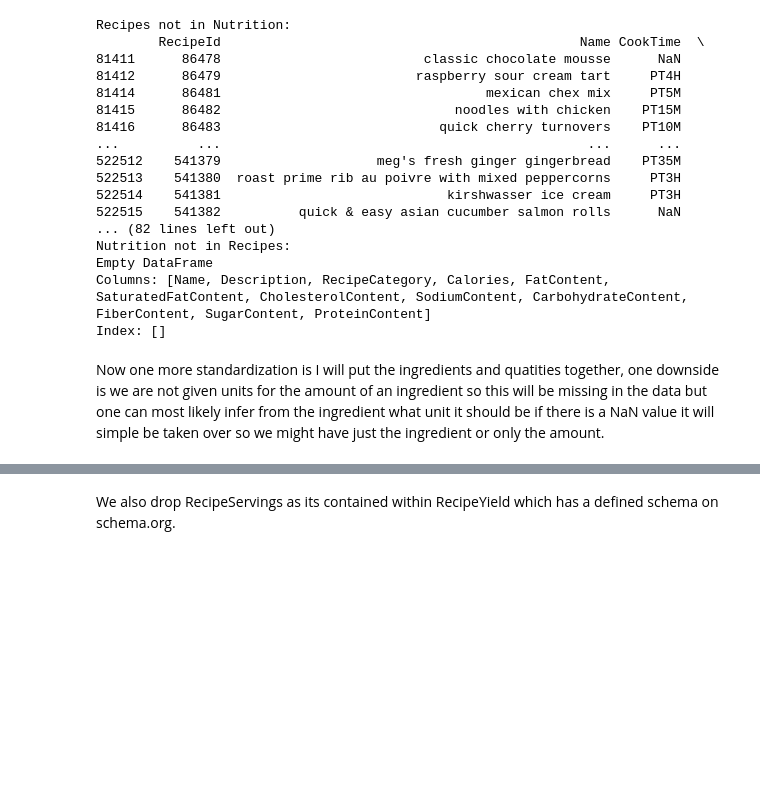
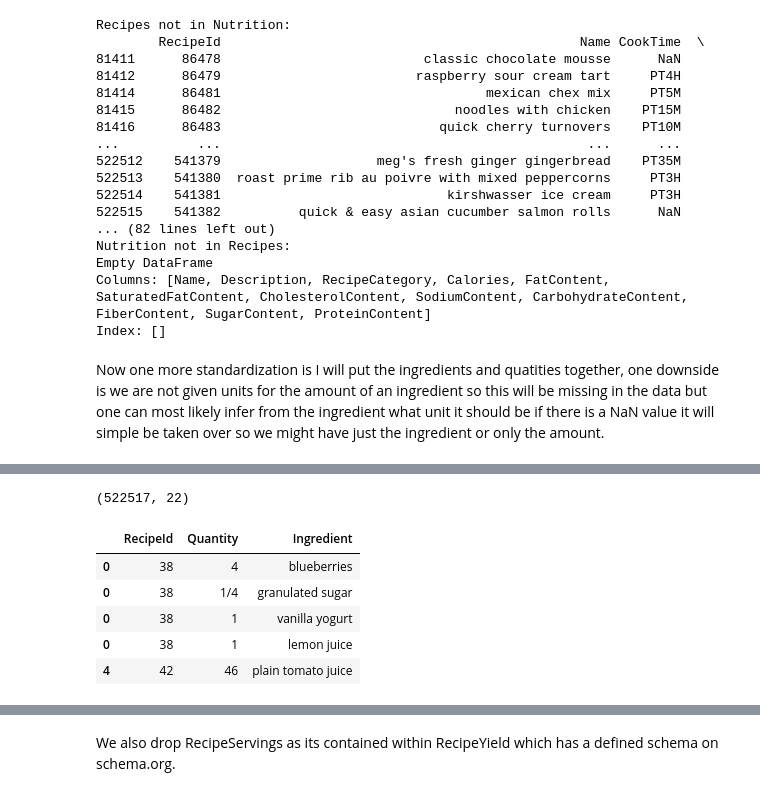
Before and after one commit to CantLooseToAMoose/KG_AG_1_Group_6, a Jupyter notebook: assignment_1_vocab.ipynb, the cells around one changed output, grey strips where cells are left out. Saved outputs shown, nothing was run; the diff lists cells and outputs as text; code cells hidden in the pictures; blank space fills up the shorter version.

Commit message:
fixed sentiment file added ingredients dataframe

```diff
--- a/assignment_1_vocab.ipynb
+++ b/assignment_1_vocab.ipynb
@@ -144,6 +144,8 @@ Index: []
 Now one more standardization is I will put the ingredients and quatities together, one downside is we are not given units for the amount of an ingredient so this will be missing in the data but one can most likely infer from the ingredient what unit it should be if there is a NaN value it will simple be taken over so we might have just the ingredient or only the amount.
 # %%
 import re
+
+
 def parse_r_vector(r_vector_str):
     """Removes the leading 'c(' and trailing ')' and splits the string into a list."""
     # If the input is not a string, return an empty list
@@ -154,14 +156,44 @@ def parse_r_vector(r_vector_str):
     items = [item.strip().strip('"').strip("'") for item in cleaned.split(", ")]
     return items
 
+
 def combine_ingredients(row):
     """Combine quantities and ingredients for a given row."""
     quantities = parse_r_vector(row['RecipeIngredientQuantities'])
     ingredients = parse_r_vector(row['RecipeIngredientParts'])
     return [f"{qty} {ing}" for qty, ing in zip(quantities, ingredients)]
 
+
+# Edit: Johannes I will create a new Dataframe here from the recipe_with_nutritions thing
+
+# convert into correct format from r vector to list
+recipes_with_nutrition_copy = recipes_with_nutrition.copy()
+recipes_with_nutrition_copy['RecipeIngredientQuantities'] = recipes_with_nutrition_copy['RecipeIngredientQuantities'].apply(
+    parse_r_vector)
+recipes_with_nutrition_copy['RecipeIngredientParts'] = recipes_with_nutrition_copy['RecipeIngredientParts'].apply(
+    parse_r_vector)
+
+# filter out rows where quantity and ingredients do not match
+recipes_with_nutrition_copy = recipes_with_nutrition_copy[recipes_with_nutrition_copy['RecipeIngredientQuantities'].apply(len) == recipes_with_nutrition_copy['RecipeIngredientParts'].apply(len)]
+
+# explode the list to get unique rows
+recipes_with_nutrition_copy = recipes_with_nutrition_copy.explode(['RecipeIngredientQuantities', 'RecipeIngredientParts'])
+
+
+
+# Rename columns
+recipes_with_nutrition_copy = recipes_with_nutrition_copy.rename(columns={'RecipeIngredientQuantities': 'Quantity', 'RecipeIngredientParts': 'Ingredient'})
+
+recipes_ingredients_dataframe=recipes_with_nutrition_copy[["RecipeId",'Quantity', 'Ingredient']]
+
+
 # Apply the function to each row to create a new column "Ingredients"
 recipes_with_nutrition['Ingredients'] = recipes_with_nutrition.apply(combine_ingredients, axis=1)
 
 # Drop the now unnecessary columns
 recipes_with_nutrition.drop(columns=['RecipeIngredientQuantities', 'RecipeIngredientParts'], inplace=True)
+
+# Save into .csv
+recipes_ingredients_dataframe.to_csv("Ingredients.csv", index=False)
+# Clear from Cache
+recipes_with_nutrition_copy=None
@@ -175,0 +200,11 @@ recipes_with_nutrition.drop(columns=['RecipeIngredientQuantities', 'RecipeIngred
+# %%
+print(recipes_with_nutrition.shape)
+recipes_ingredients_dataframe.head()
+# %% [output]
+(522517, 22)
+|  | RecipeId | Quantity | Ingredient |
+| 0 | 38 | 4 | blueberries |
+| 0 | 38 | 1/4 | granulated sugar |
+| 0 | 38 | 1 | vanilla yogurt |
+| 0 | 38 | 1 | lemon juice |
+| 4 | 42 | 46 | plain tomato juice |
```
Also changed, not shown: parts of 16 cells of this notebook, 3 other files.
